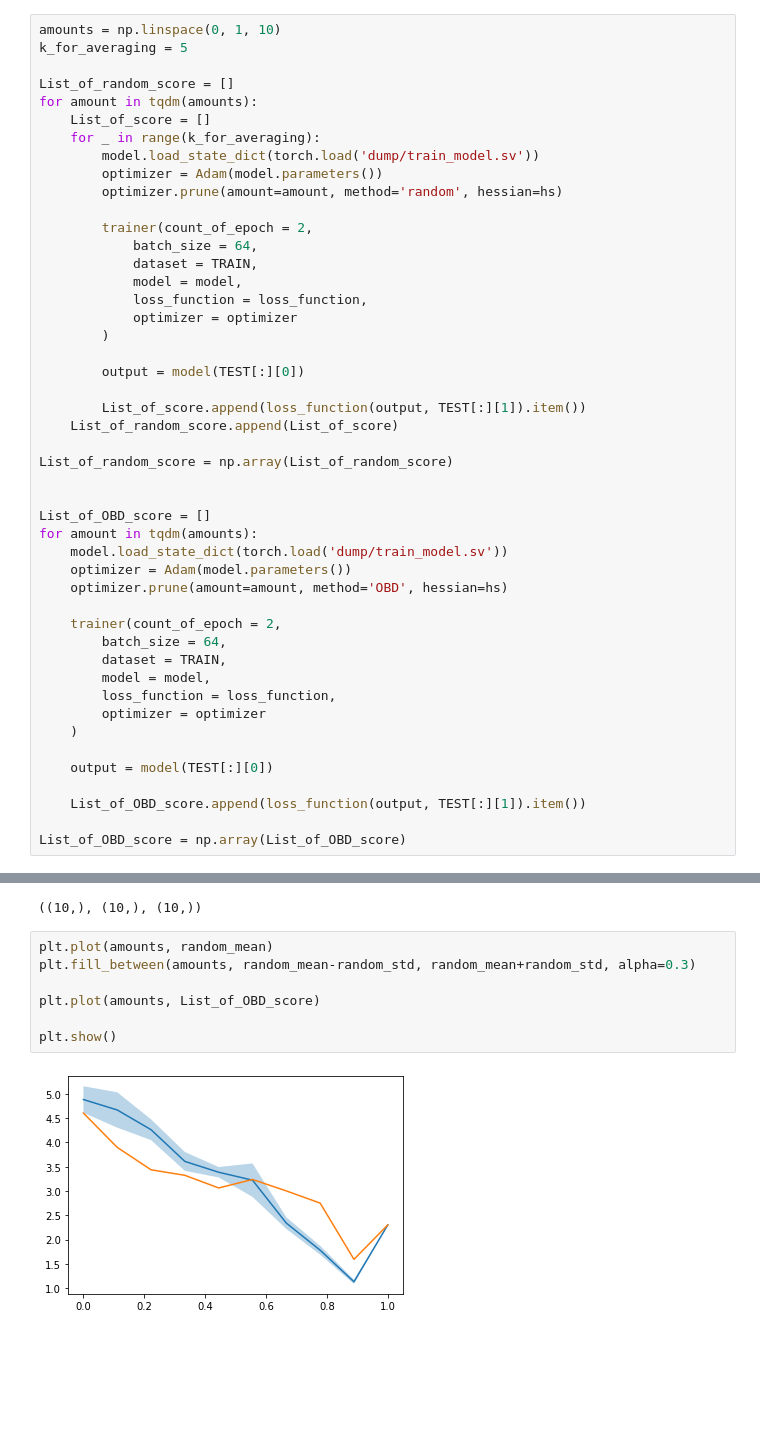
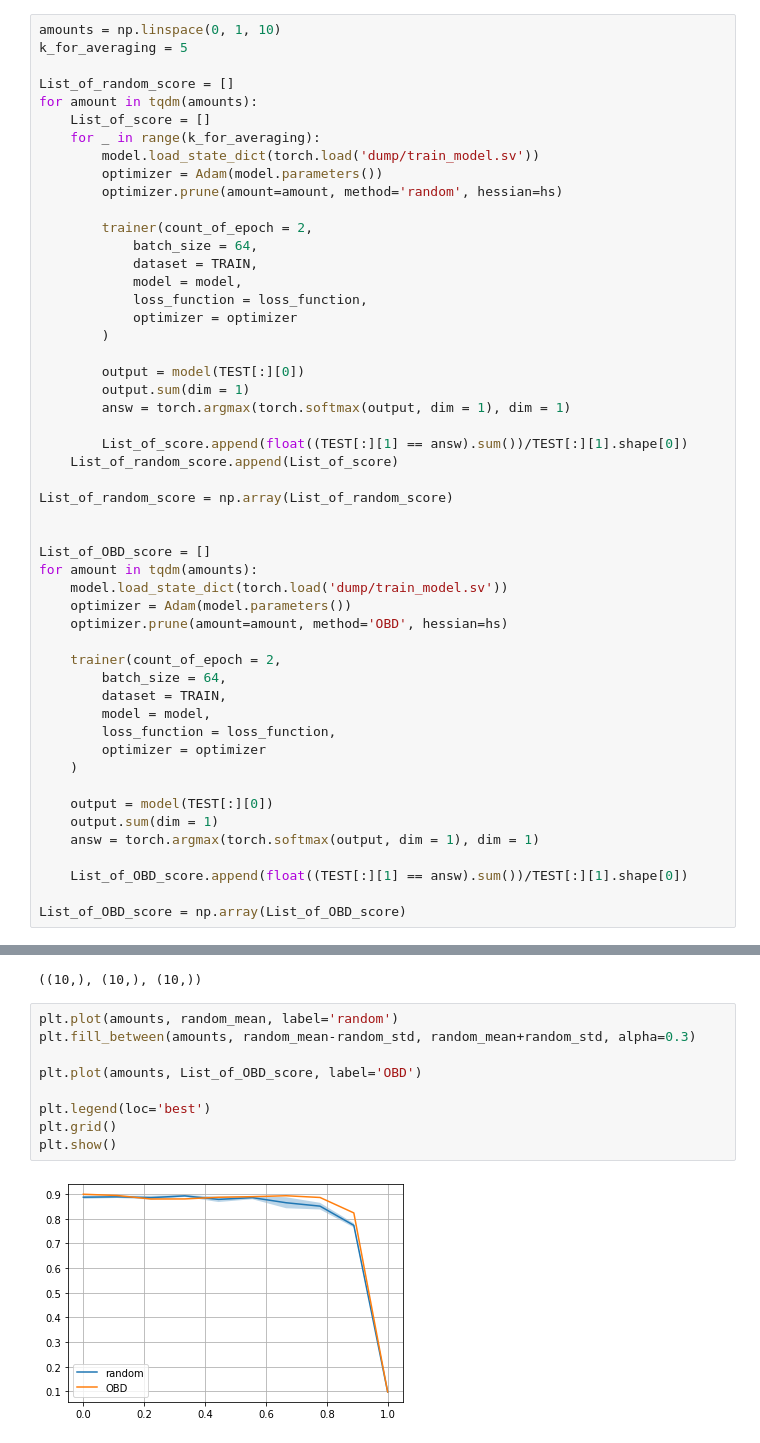
Before and after one commit to Intelligent-Systems-Phystech/model_selection, a Jupyter notebook: Grabovoy/practice_3/main.ipynb, the cells around one changed output, grey strips where cells are left out. Cells and saved outputs as stored; diff of their text form; blank space fills up the shorter version.

```diff
--- a/Grabovoy/practice_3/main.ipynb
+++ b/Grabovoy/practice_3/main.ipynb
@@ -379,8 +393,10 @@ for amount in tqdm(amounts):
         )
 
         output = model(TEST[:][0])
+        output.sum(dim = 1)
+        answ = torch.argmax(torch.softmax(output, dim = 1), dim = 1)
 
-        List_of_score.append(loss_function(output, TEST[:][1]).item())
+        List_of_score.append(float((TEST[:][1] == answ).sum())/TEST[:][1].shape[0])
     List_of_random_score.append(List_of_score)
 
 List_of_random_score = np.array(List_of_random_score)
@@ -401,8 +417,10 @@ for amount in tqdm(amounts):
     )
 
     output = model(TEST[:][0])
+    output.sum(dim = 1)
+    answ = torch.argmax(torch.softmax(output, dim = 1), dim = 1)
 
-    List_of_OBD_score.append(loss_function(output, TEST[:][1]).item())
+    List_of_OBD_score.append(float((TEST[:][1] == answ).sum())/TEST[:][1].shape[0])
 
 List_of_OBD_score = np.array(List_of_OBD_score)
 # %%
@@ -417,11 +435,13 @@ random_mean.shape, random_std.shape, List_of_OBD_score.shape
 # %% [output]
 ((10,), (10,), (10,))
 # %%
-plt.plot(amounts, random_mean)
+plt.plot(amounts, random_mean, label='random')
 plt.fill_between(amounts, random_mean-random_std, random_mean+random_std, alpha=0.3)
 
-plt.plot(amounts, List_of_OBD_score)
+plt.plot(amounts, List_of_OBD_score, label='OBD')
 
+plt.legend(loc='best')
+plt.grid()
 plt.show()
 # %% [output]
-[figure, old version]
+[figure, new version]
```
Also changed, not shown: parts of 7 cells of this notebook.
